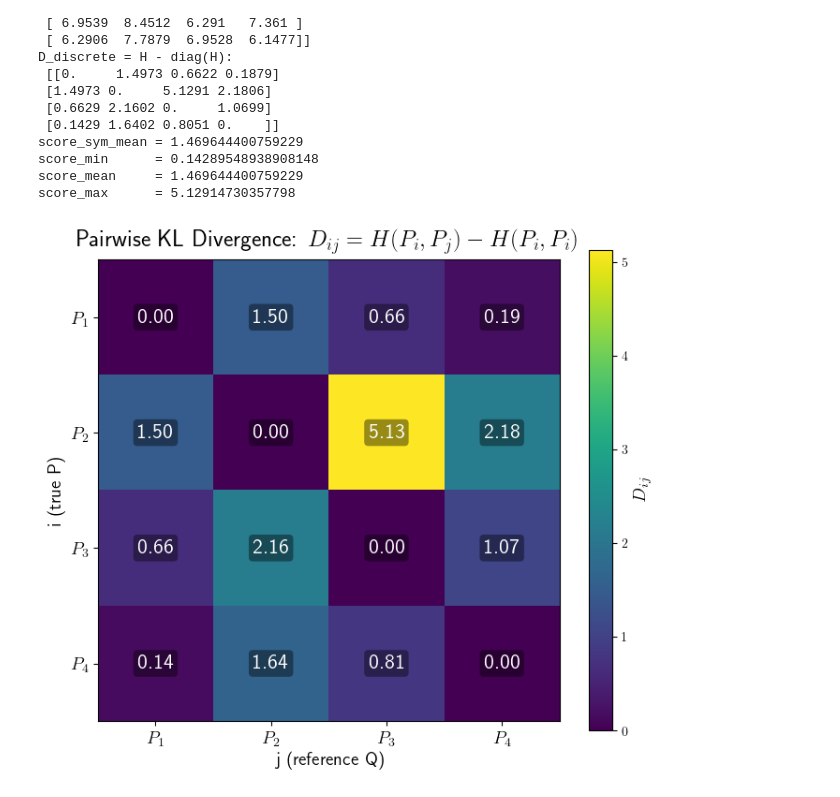
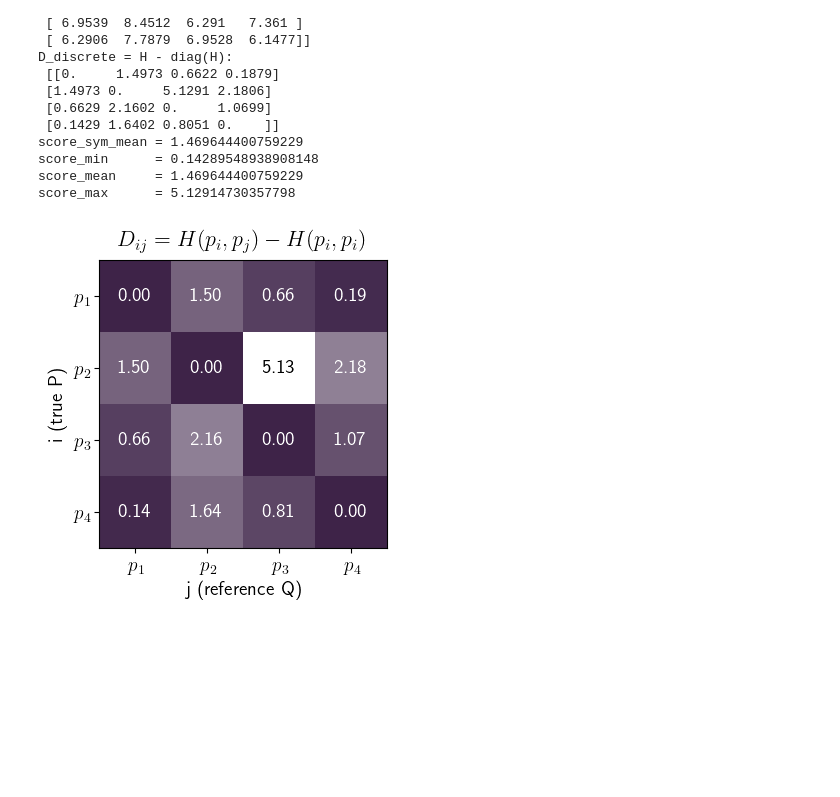
Before and after one commit to Rachel-0420/Cross-Entropy-Fast-Transient, a Jupyter notebook: HighD Normal Distribution.ipynb, the cells around one changed output. Saved outputs shown, nothing was run; the diff lists cells and outputs as text; code cells hidden in the pictures; blank space fills up the shorter version.

```diff
--- a/HighD Normal Distribution.ipynb
+++ b/HighD Normal Distribution.ipynb
@@ -451,36 +492,37 @@ score_mean     = 1.469644400759229
 score_max      = 5.12914730357798
 # %%
 # Visualize D_ij = H_ij - H_ii
-fig, ax = plt.subplots(figsize=(7, 6))
-im = ax.imshow(D_discrete, cmap="viridis", aspect="equal")
+fig, ax = plt.subplots(figsize=(4, 4))
+im = ax.imshow(D_discrete, cmap=cmap_medium, aspect="equal")
 
-labels = [rf"$P_{k}$" for k in range(1, n + 1)]
+labels = [rf"$p_{k}$" for k in range(1, n + 1)]
 ax.set_xticks(range(n))
 ax.set_yticks(range(n))
 ax.set_xticklabels(labels)
 ax.set_yticklabels(labels)
 
 ax.set_xlabel("j (reference Q)", fontsize=14)
 ax.set_ylabel("i (true P)", fontsize=14)
-ax.set_title(r"Pairwise KL Divergence: $D_{ij}=H(P_i,P_j)-H(P_i,P_i)$",
-             pad=10, fontsize=18)
+ax.set_title(r"$D_{ij}=H(p_i,p_j)-H(p_i,p_i)$",
+             pad=10, fontsize=16)
 
 for i in range(n):
     for j in range(n):
         ax.text(
             j, i,
             f"{D_discrete[i, j]:.2f}",
             ha="center", va="center",
-            fontsize=16,
-            color="white",
-            bbox=dict(boxstyle="round,pad=0.20", fc="black", ec="none", alpha=0.40)
+            fontsize=14,
+            color='w' if D_discrete[i, j]<5 else 'k'
+            # color="white",
+            # bbox=dict(boxstyle="round,pad=0.20", fc="black", ec="none", alpha=0.40)
         )
 
-cbar = fig.colorbar(im, ax=ax)
-cbar.set_label(r"$D_{ij}$", rotation=90, fontsize=14)
+# cbar = fig.colorbar(im, ax=ax)
+# cbar.set_label(r"$D_{ij}$", rotation=90, fontsize=14)
 
 ax.tick_params(axis="both", labelsize=14)
 plt.tight_layout()
 plt.show()
 # %% [output]
-[figure, old version]
+[figure, new version]
```
Also changed, not shown: parts of 5 cells of this notebook, 1 other file.
